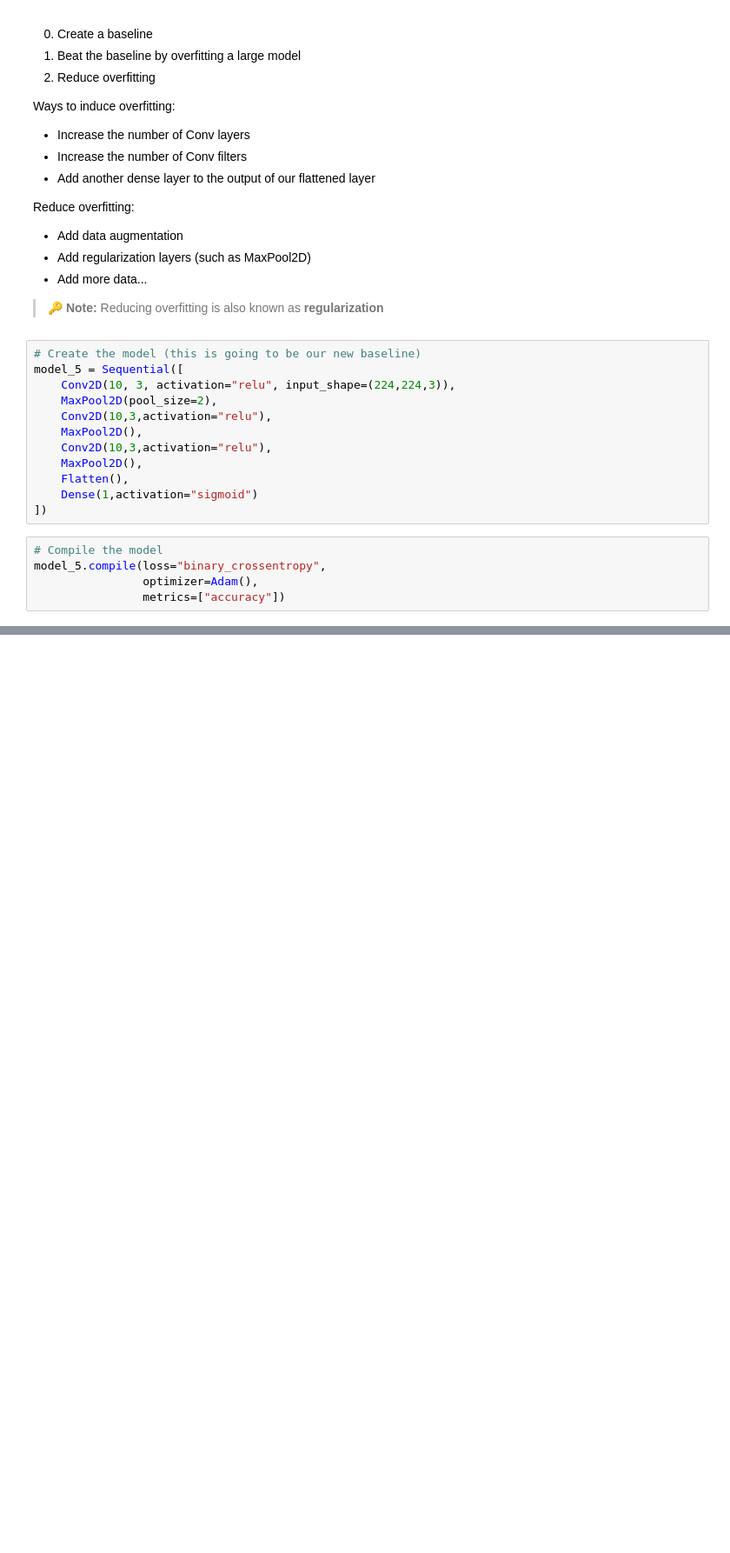
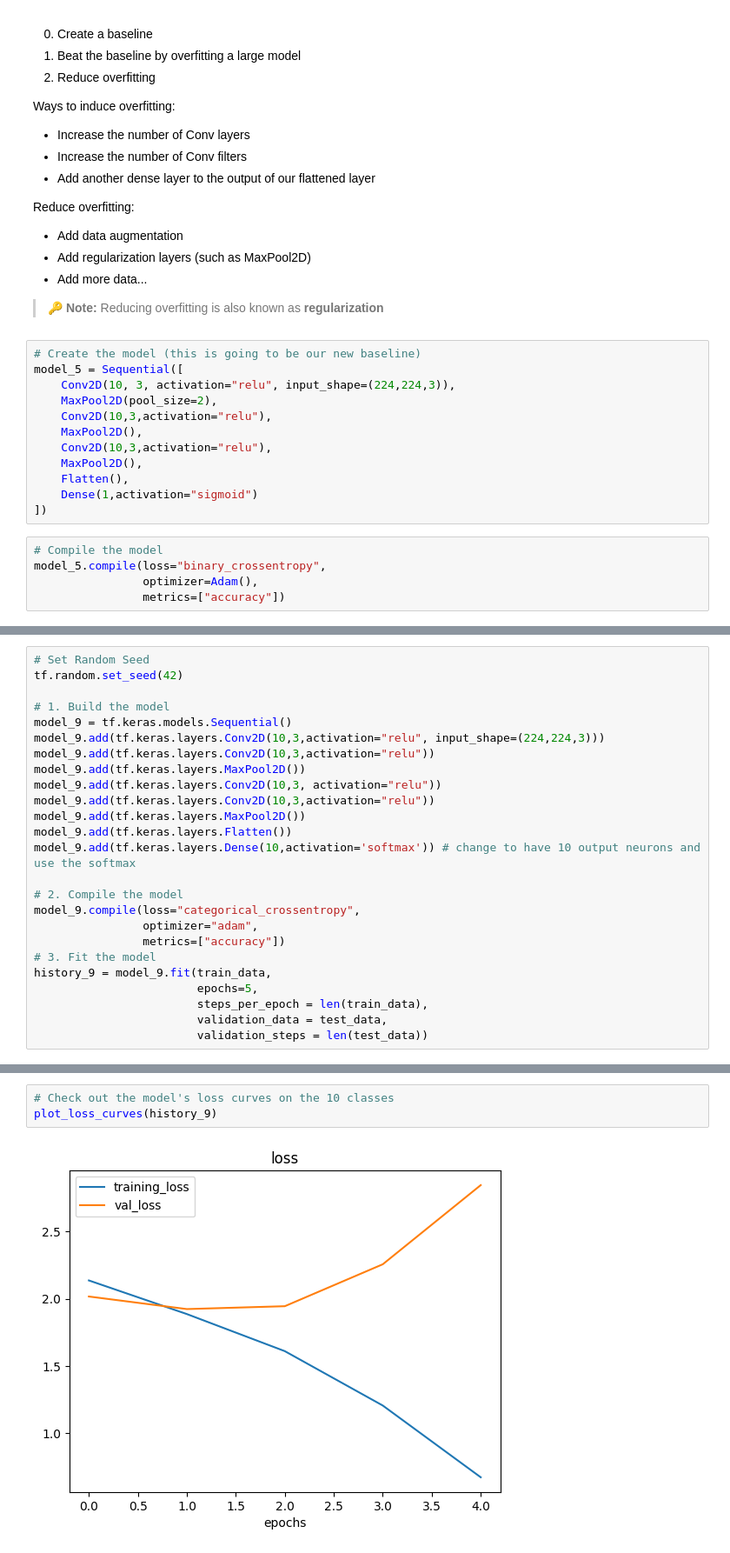
Before and after one commit to mazimum86/CNN-Projects, a Jupyter notebook: Introduction_to_computer_vision_with_tensorflow.ipynb, the cells around one changed output, grey strips where cells are left out. Shown at 87% size. Cells and saved outputs as stored; diff of their text form; blank space fills up the shorter version.

```diff
--- a/Introduction_to_computer_vision_with_tensorflow.ipynb
+++ b/Introduction_to_computer_vision_with_tensorflow.ipynb
@@ -793,0 +1203,25 @@ plot_loss_curves(history_5)
+# %%
+# Set Random Seed
+tf.random.set_seed(42)
+
+# 1. Build the model
+model_9 = tf.keras.models.Sequential()
+model_9.add(tf.keras.layers.Conv2D(10,3,activation="relu", input_shape=(224,224,3)))
+model_9.add(tf.keras.layers.Conv2D(10,3,activation="relu"))
+model_9.add(tf.keras.layers.MaxPool2D())
+model_9.add(tf.keras.layers.Conv2D(10,3, activation="relu"))
+model_9.add(tf.keras.layers.Conv2D(10,3,activation="relu"))
+model_9.add(tf.keras.layers.MaxPool2D())
+model_9.add(tf.keras.layers.Flatten())
+model_9.add(tf.keras.layers.Dense(10,activation='softmax')) # change to have 10 output neurons and use the softmax
+
+# 2. Compile the model
+model_9.compile(loss="categorical_crossentropy",
+                optimizer="adam",
+                metrics=["accuracy"])
+# 3. Fit the model
+history_9 = model_9.fit(train_data,
+                        epochs=5,
+                        steps_per_epoch = len(train_data),
+                        validation_data = test_data,
+                        validation_steps = len(test_data))
@@ -793,0 +1247,5 @@ plot_loss_curves(history_5)
+# %%
+# Check out the model's loss curves on the 10 classes
+plot_loss_curves(history_9)
+# %% [output]
+[figure, added]
```
Also changed, not shown: parts of 106 cells of this notebook.
